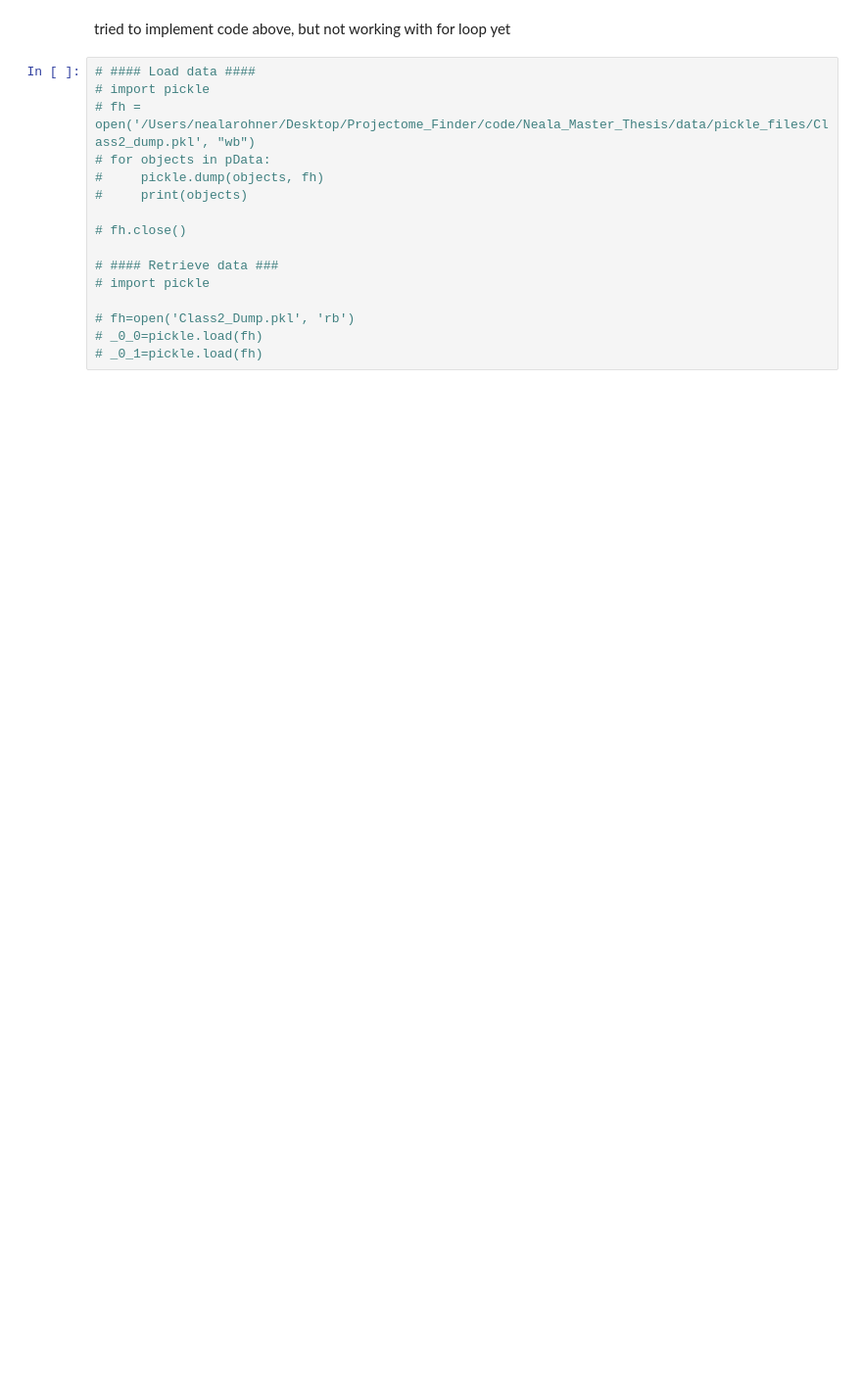
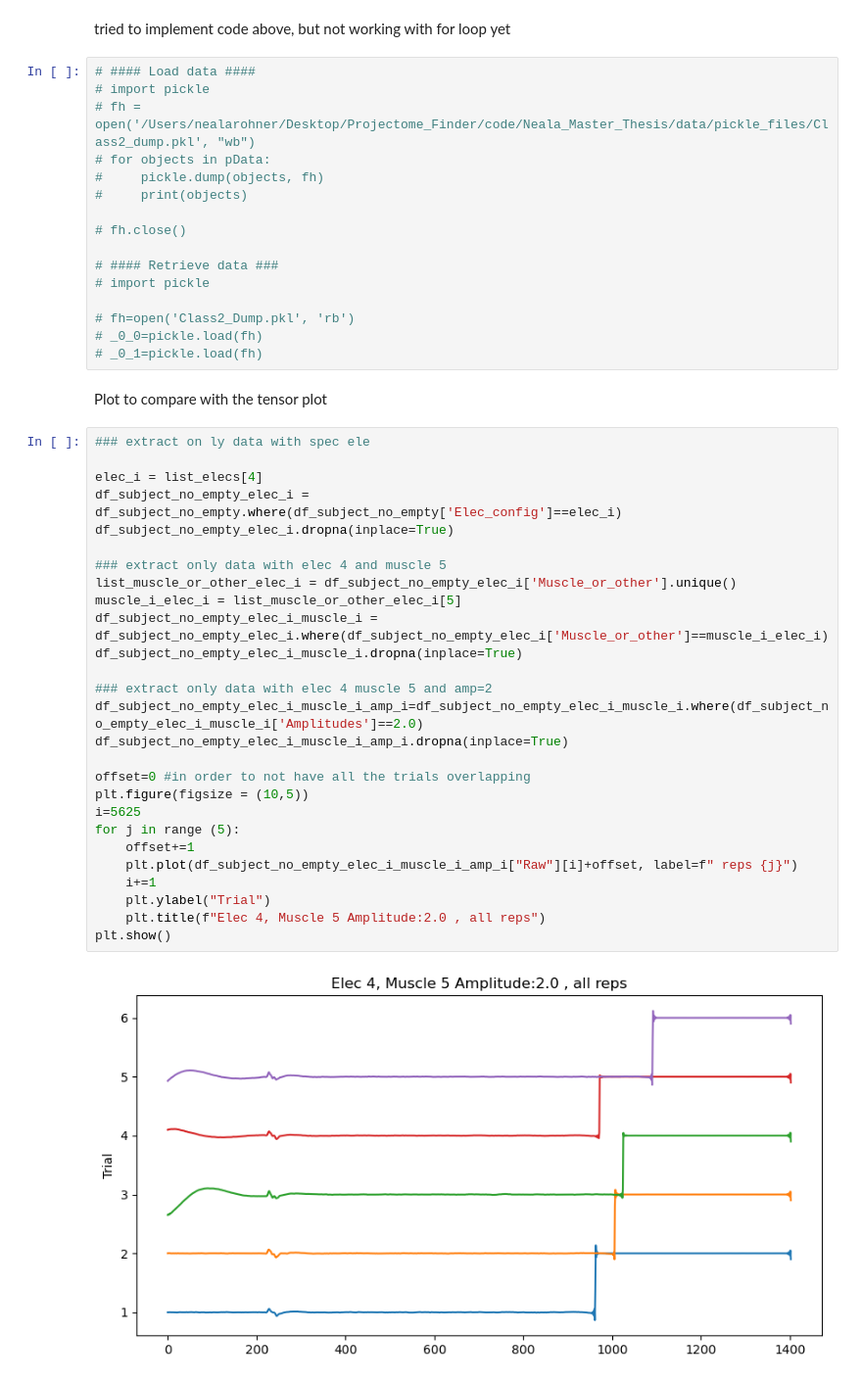
Before and after one commit to rohnerne/Master_thesis, a Jupyter notebook: Notebook_1_Load_data_transform_object.ipynb, the cells around one changed output. Shown at 98% size. Drawn from its saved outputs; the diff is of its cells as text; blank space fills up the shorter version.

Commit message:
added plot to compare initial strucutre with tensor plot

```diff
--- a/Notebook_1_Load_data_transform_object.ipynb
+++ b/Notebook_1_Load_data_transform_object.ipynb
@@ -210,3 +210,34 @@ tried to implement code above, but not working with for loop yet
 # fh=open('Class2_Dump.pkl', 'rb')
 # _0_0=pickle.load(fh)
 # _0_1=pickle.load(fh)
+# %% [markdown]
+Plot to compare with the tensor plot
+# %%
+### extract on ly data with spec ele
+
+elec_i = list_elecs[4]
+df_subject_no_empty_elec_i = df_subject_no_empty.where(df_subject_no_empty['Elec_config']==elec_i)
+df_subject_no_empty_elec_i.dropna(inplace=True)
+
+### extract only data with elec 4 and muscle 5
+list_muscle_or_other_elec_i = df_subject_no_empty_elec_i['Muscle_or_other'].unique()
+muscle_i_elec_i = list_muscle_or_other_elec_i[5]
+df_subject_no_empty_elec_i_muscle_i = df_subject_no_empty_elec_i.where(df_subject_no_empty_elec_i['Muscle_or_other']==muscle_i_elec_i)
+df_subject_no_empty_elec_i_muscle_i.dropna(inplace=True)
+
+### extract only data with elec 4 muscle 5 and amp=2
+df_subject_no_empty_elec_i_muscle_i_amp_i=df_subject_no_empty_elec_i_muscle_i.where(df_subject_no_empty_elec_i_muscle_i['Amplitudes']==2.0)
+df_subject_no_empty_elec_i_muscle_i_amp_i.dropna(inplace=True)
+
+offset=0 #in order to not have all the trials overlapping
+plt.figure(figsize = (10,5))
+i=5625
+for j in range (5):
+    offset+=1
+    plt.plot(df_subject_no_empty_elec_i_muscle_i_amp_i["Raw"][i]+offset, label=f" reps {j}")
+    i+=1
+    plt.ylabel("Trial")
+    plt.title(f"Elec 4, Muscle 5 Amplitude:2.0 , all reps")
+plt.show()
+# %% [output]
+[figure, added]
```
Also changed, not shown: parts of 1 cell of this notebook.
